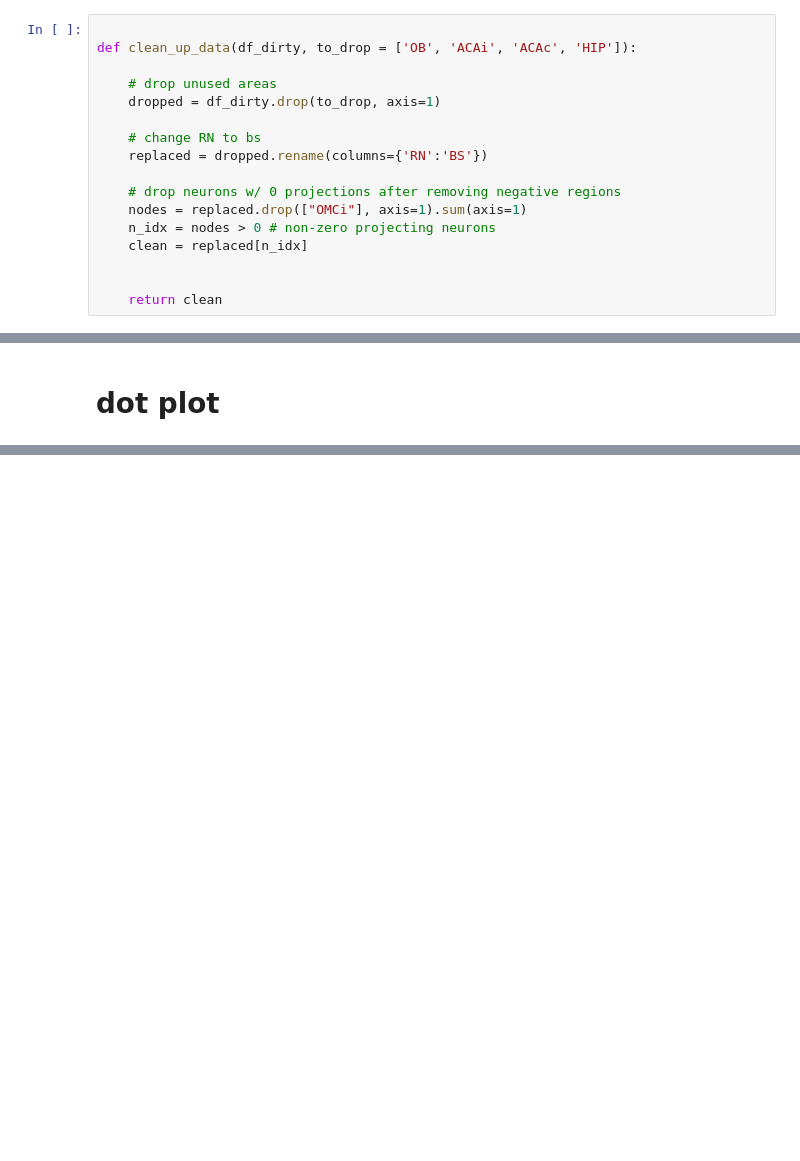
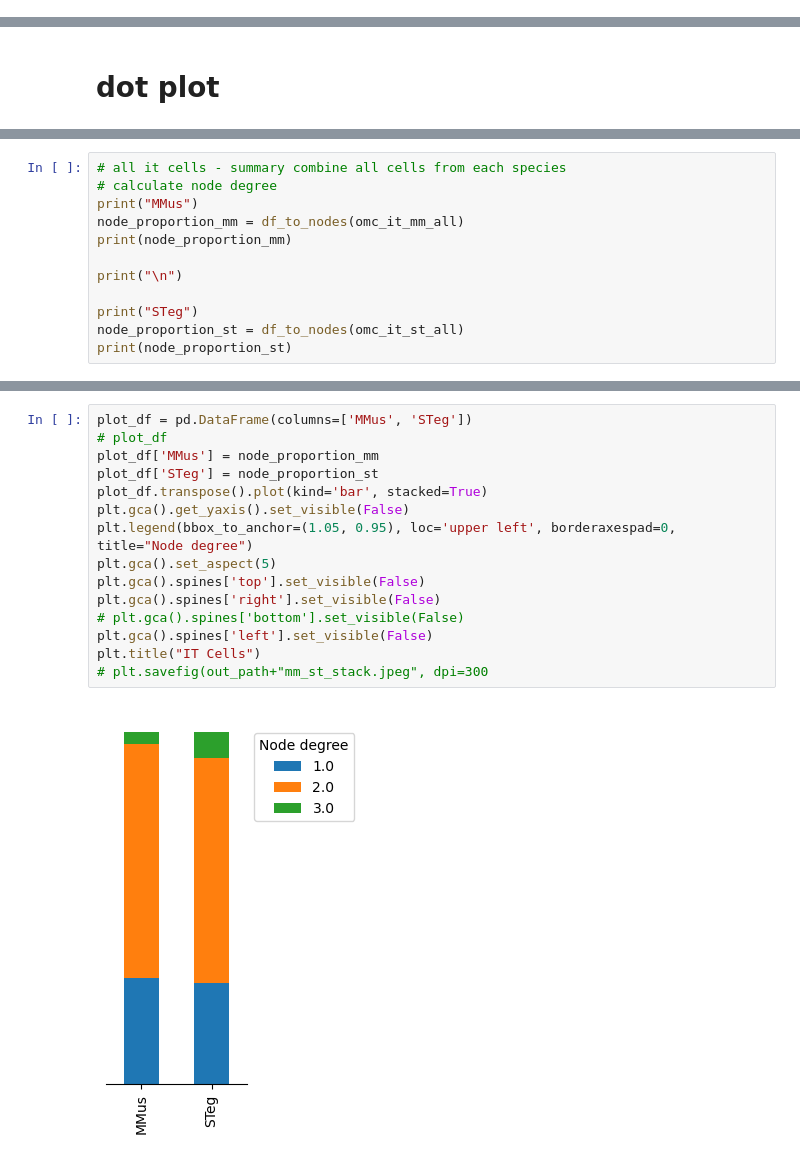
Before and after one commit to eisko/MAPseq_analysis, a Jupyter notebook: M194_M220_fig3_sc.ipynb, the cells around one changed output, grey strips where cells are left out. Saved outputs shown, nothing was run; the diff lists cells and outputs as text; blank space fills up the shorter version.

```diff
--- a/M194_M220_fig3_sc.ipynb
+++ b/M194_M220_fig3_sc.ipynb
@@ -66,23 +66,6 @@ for i in range(num_samples):
 
 omc_mm_all = pd.concat(omc_mm)
 omc_st_all = pd.concat(omc_st)
-# %%
-
-def clean_up_data(df_dirty, to_drop = ['OB', 'ACAi', 'ACAc', 'HIP']):
-
-    # drop unused areas
-    dropped = df_dirty.drop(to_drop, axis=1)
-
-    # change RN to bs
-    replaced = dropped.rename(columns={'RN':'BS'})
-
-    # drop neurons w/ 0 projections after removing negative regions
-    nodes = replaced.drop(["OMCi"], axis=1).sum(axis=1)
-    n_idx = nodes > 0 # non-zero projecting neurons
-    clean = replaced[n_idx]
-
-
-    return clean
 # %%
 
 for i in range(len(omc_it_mm)):
@@ -413,0 +323,12 @@ Text(0.5, 1.0, 'STeg')
+# %%
+# all it cells - summary combine all cells from each species
+# calculate node degree
+print("MMus")
+node_proportion_mm = df_to_nodes(omc_it_mm_all)
+print(node_proportion_mm)
+
+print("\n")
+
+print("STeg")
+node_proportion_st = df_to_nodes(omc_it_st_all)
+print(node_proportion_st)
@@ -413,0 +348,17 @@ Text(0.5, 1.0, 'STeg')
+# %%
+plot_df = pd.DataFrame(columns=['MMus', 'STeg'])
+# plot_df
+plot_df['MMus'] = node_proportion_mm
+plot_df['STeg'] = node_proportion_st
+plot_df.transpose().plot(kind='bar', stacked=True)
+plt.gca().get_yaxis().set_visible(False)
+plt.legend(bbox_to_anchor=(1.05, 0.95), loc='upper left', borderaxespad=0, title="Node degree")
+plt.gca().set_aspect(5)
+plt.gca().spines['top'].set_visible(False)
+plt.gca().spines['right'].set_visible(False)
+# plt.gca().spines['bottom'].set_visible(False)
+plt.gca().spines['left'].set_visible(False)
+plt.title("IT Cells")
+# plt.savefig(out_path+"mm_st_stack.jpeg", dpi=300
+# %% [output]
+[figure, added]
```
Also changed, not shown: parts of 29 cells of this notebook, 2 other files.
